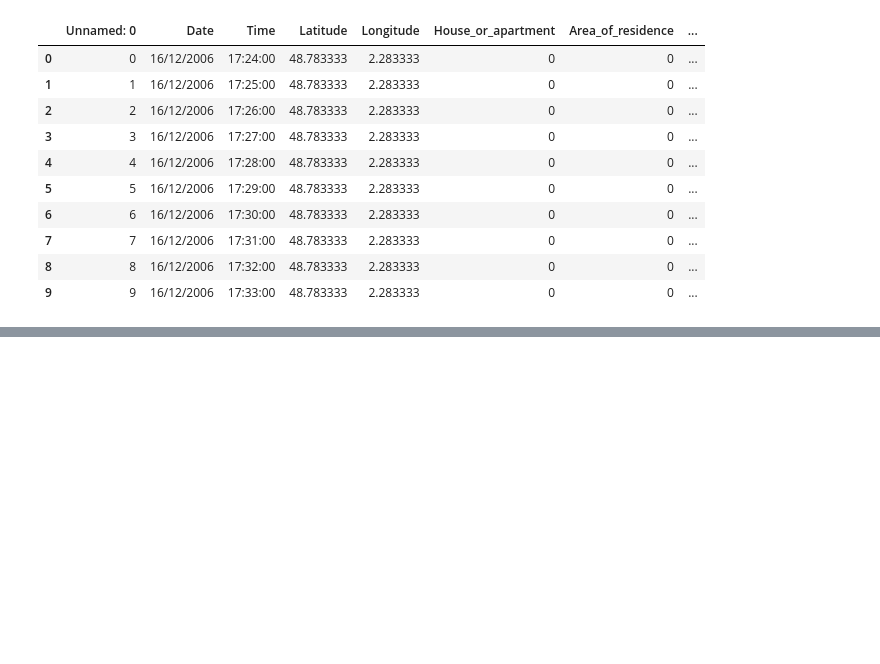
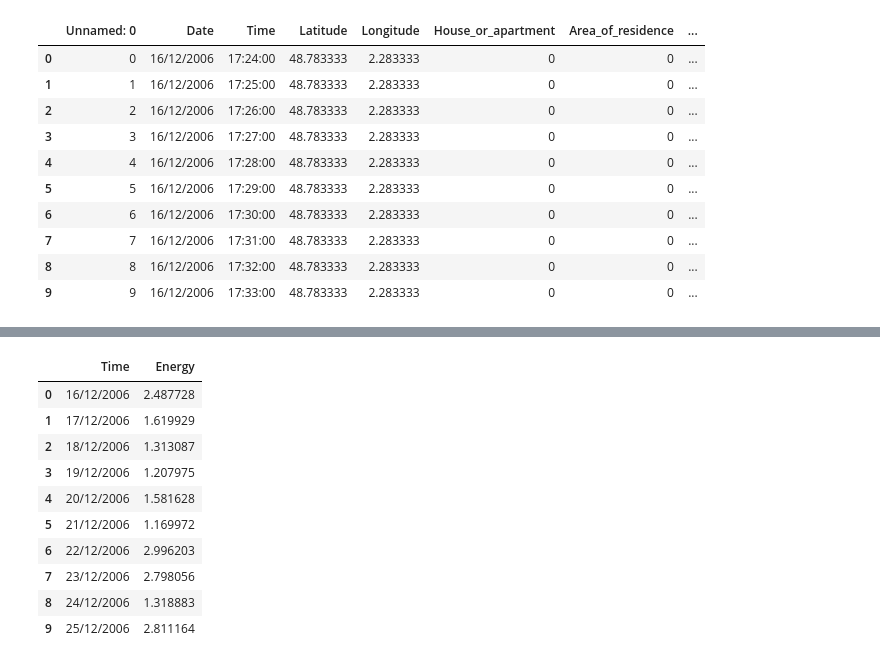
Before and after one commit to tm-pe2/ai-data, a Jupyter notebook: substitue_dropped_values.ipynb, the cells around one changed output, grey strips where cells are left out. Cells and saved outputs as stored; diff of their text form; code cells hidden in the pictures; blank space fills up the shorter version.

```diff
--- a/substitue_dropped_values.ipynb
+++ b/substitue_dropped_values.ipynb
@@ -158,0 +201,14 @@ plt.savefig("first_week_consumption.png")
+# %%
+data_time_series.head(10)
+# %% [output]
+|  | Time | Energy |
+| 0 | 16/12/2006 | 2.487728 |
+| 1 | 17/12/2006 | 1.619929 |
+| 2 | 18/12/2006 | 1.313087 |
+| 3 | 19/12/2006 | 1.207975 |
+| 4 | 20/12/2006 | 1.581628 |
+| 5 | 21/12/2006 | 1.169972 |
+| 6 | 22/12/2006 | 2.996203 |
+| 7 | 23/12/2006 | 2.798056 |
+| 8 | 24/12/2006 | 1.318883 |
+| 9 | 25/12/2006 | 2.811164 |
```
Also changed, not shown: parts of 7 cells of this notebook, 1 other file.
